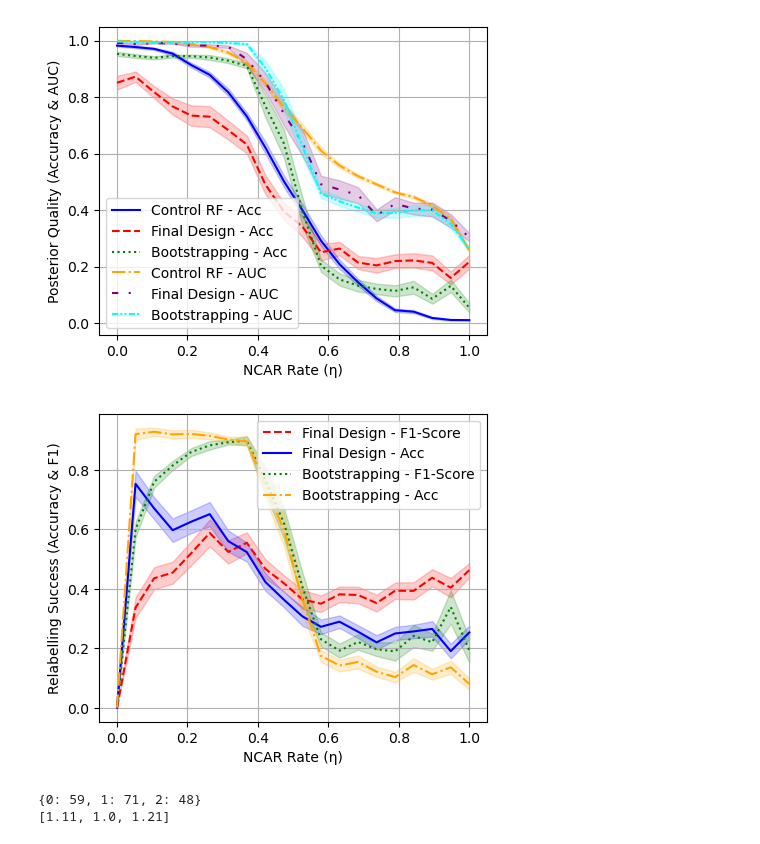
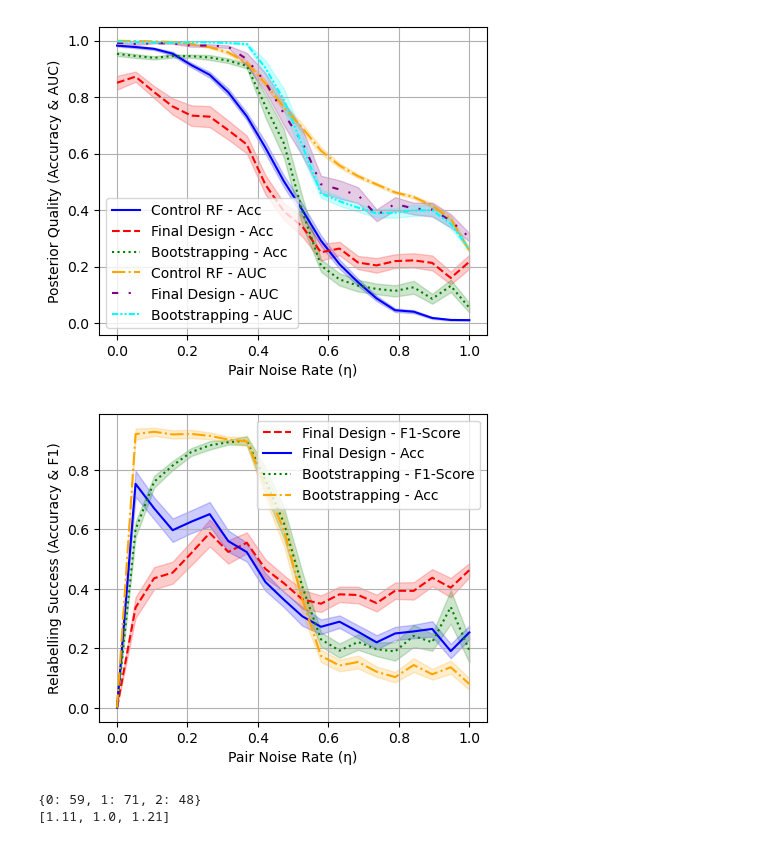
Before and after one commit to JElder03/ECM3401-Coursework, a Jupyter notebook: Final Desing/Experiments Noise Types.ipynb, the cells around one changed output. Cells and saved outputs as stored; diff of their text form; code cells hidden in the pictures.

```diff
--- a/Final Desing/Experiments Noise Types.ipynb
+++ b/Final Desing/Experiments Noise Types.ipynb
@@ -51,36 +51,36 @@ relabelling_acc_success_base, relabelling_acc_se_base = process_experiment_resul
 # %%
 # Accuracy lines
 plot_with_error_band(x_axis, accuracies_mean_base[1], accuracies_se_base[1], label="Control RF - Acc", color='blue', linestyle='-')
 plot_with_error_band(x_axis, accuracies_mean_base[0], accuracies_se_base[0], label="Final Design - Acc", color='red', linestyle='--')
 plot_with_error_band(x_axis, accuracies_mean_base[2], accuracies_se_base[2], label="Bootstrapping - Acc", color='green', linestyle=':')
 plot_with_error_band(x_axis, auc_mean[1], auc_se[1], label="Control RF - AUC", color='orange', linestyle='-.')
 plot_with_error_band(x_axis, auc_mean[0], auc_se[0], label="Final Design - AUC", color='purple', linestyle=(0, (3, 5, 1, 5, 1, 5)))
 plot_with_error_band(x_axis, auc_mean[2], auc_se[2], label="Bootstrapping - AUC", color='cyan', linestyle=(0, (3, 1, 1, 1, 1, 1)))
 
 
-plt.xlabel(fontsize=FONT_SIZE, xlabel = "NCAR Rate (η)")
+plt.xlabel(fontsize=FONT_SIZE, xlabel = "Pair Noise Rate (η)")
 plt.ylabel(fontsize=FONT_SIZE, ylabel = "Posterior Quality (Accuracy & AUC)")
 plt.xticks(fontsize=FONT_SIZE)
 plt.yticks(fontsize=FONT_SIZE)
 plt.legend()
 plt.grid(True)
 plt.show()
 
 plot_with_error_band(x_axis, relabelling_f1_success_base[0], relabelling_f1_se_base[0], label="Final Design - F1-Score", color='red', linestyle='--')
 plot_with_error_band(x_axis, relabelling_acc_success_base[0], relabelling_acc_se_base[0], label="Final Design - Acc", color='blue')
 plot_with_error_band(x_axis, relabelling_f1_success_base[1], relabelling_f1_se_base[1], label="Bootstrapping - F1-Score", color='green', linestyle=':')
 plot_with_error_band(x_axis, relabelling_acc_success_base[1], relabelling_acc_se_base[1], label="Bootstrapping - Acc", color='orange', linestyle='-.')
 
-plt.xlabel(fontsize=FONT_SIZE, xlabel = "NCAR Rate (η)")
+plt.xlabel(fontsize=FONT_SIZE, xlabel = "Pair Noise Rate (η)")
 plt.ylabel(fontsize=FONT_SIZE, ylabel = "Relabelling Success (Accuracy & F1)")
 plt.xticks(fontsize=FONT_SIZE)
 plt.yticks(fontsize=FONT_SIZE)
 plt.legend()
 plt.grid(True)
 plt.show()
 # %% [output]
-[figure, old version]
+[figure, new version]
-[figure, old version]
+[figure, new version]
 # %%
 values, counts = np.unique(data.target, return_counts=True)
 print({int(k): int(v) for k, v in zip(values, counts)})
```
Also changed, not shown: parts of 2 cells of this notebook, 10 other files.
